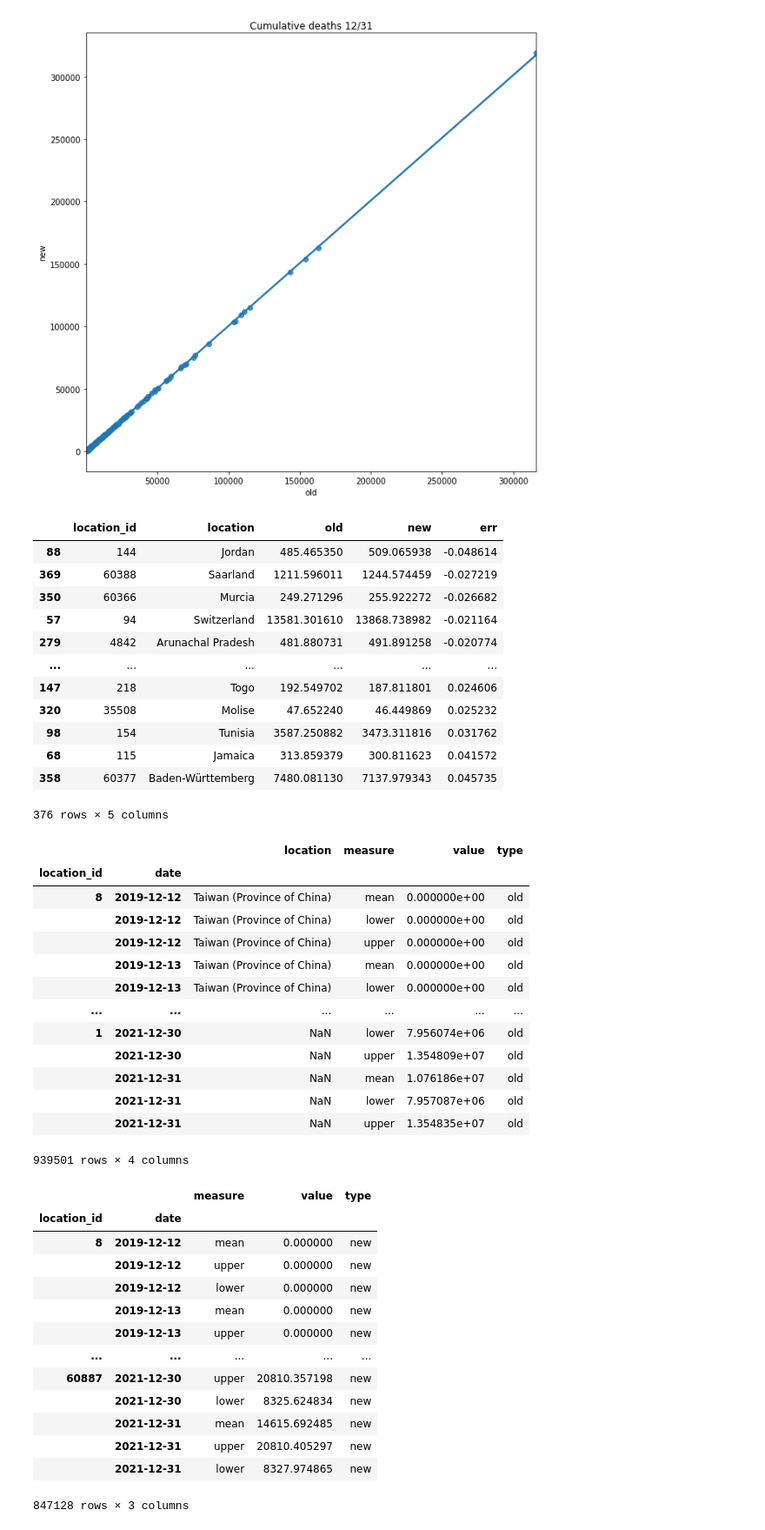
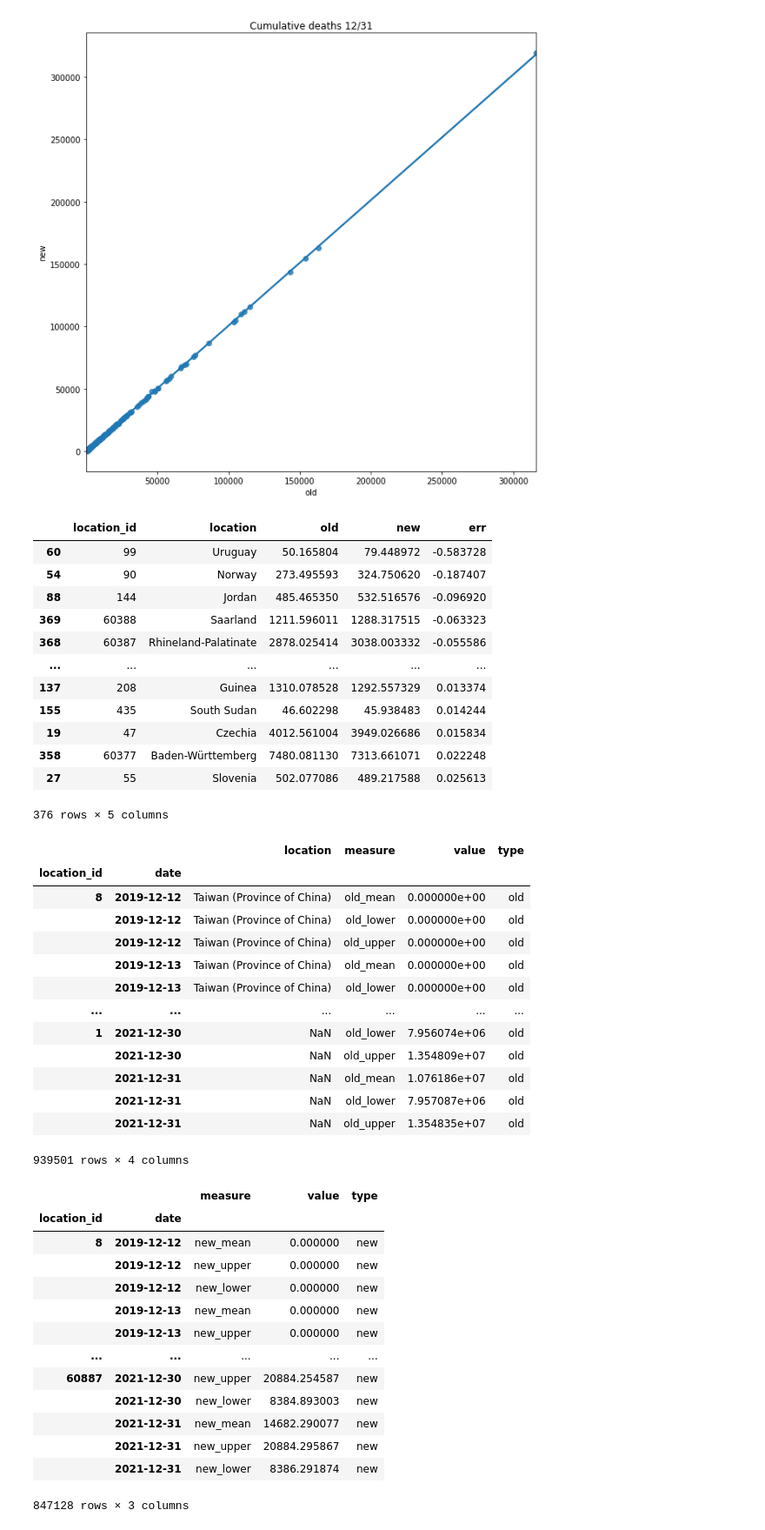
Before and after one commit to ihmeuw/covid-model-seiir-pipeline, a Jupyter notebook: src/covid_model_seiir_pipeline/forecasting/forecast_integration.ipynb, the cells around one changed output. Shown at 87% size. Saved outputs shown, nothing was run; the diff lists cells and outputs as text; code cells hidden in the pictures.

```diff
--- a/src/covid_model_seiir_pipeline/forecasting/forecast_integration.ipynb
+++ b/src/covid_model_seiir_pipeline/forecasting/forecast_integration.ipynb
@@ -161,7 +161,7 @@ deaths_old
 | 375 | 60887 | Washington except for King, Snoho... | 2492.486320 |
 376 rows × 3 columns
 # %%
-df_new = pd.read_csv('/ihme/covid-19/seir-forecast/2020_08_29.03/worse/output_summaries/cumulative_deaths.csv')
+df_new = pd.read_csv('/ihme/covid-19/seir-forecast/2020_08_27.01/worse/output_summaries/cumulative_deaths.csv')
 df_new['date'] = pd.to_datetime(df_new['date'])
 deaths_new = df_new[df_new.date == pd.Timestamp('2020-12-31')].groupby(['location_id'])['mean'].max().rename('new').reset_index()
 deaths_new
@@ -196,23 +196,23 @@ both.to_csv('/ihme/homes/collijk/compare_deaths.csv')
 both.sort_values('err')
 # %% [output]
 |  | location_id | location | old | new | err |
-| 88 | 144 | Jordan | 485.465350 | 509.065938 | -0.048614 |
-| 369 | 60388 | Saarland | 1211.596011 | 1244.574459 | -0.027219 |
-| 350 | 60366 | Murcia | 249.271296 | 255.922272 | -0.026682 |
-| 57 | 94 | Switzerland | 13581.301610 | 13868.738982 | -0.021164 |
-| 279 | 4842 | Arunachal Pradesh | 481.880731 | 491.891258 | -0.020774 |
+| 60 | 99 | Uruguay | 50.165804 | 79.448972 | -0.583728 |
+| 54 | 90 | Norway | 273.495593 | 324.750620 | -0.187407 |
+| 88 | 144 | Jordan | 485.465350 | 532.516576 | -0.096920 |
+| 369 | 60388 | Saarland | 1211.596011 | 1288.317515 | -0.063323 |
+| 368 | 60387 | Rhineland-Palatinate | 2878.025414 | 3038.003332 | -0.055586 |
 | ... | ... | ... | ... | ... | ... |
-| 147 | 218 | Togo | 192.549702 | 187.811801 | 0.024606 |
-| 320 | 35508 | Molise | 47.652240 | 46.449869 | 0.025232 |
-| 98 | 154 | Tunisia | 3587.250882 | 3473.311816 | 0.031762 |
-| 68 | 115 | Jamaica | 313.859379 | 300.811623 | 0.041572 |
-| 358 | 60377 | Baden-Württemberg | 7480.081130 | 7137.979343 | 0.045735 |
+| 137 | 208 | Guinea | 1310.078528 | 1292.557329 | 0.013374 |
+| 155 | 435 | South Sudan | 46.602298 | 45.938483 | 0.014244 |
+| 19 | 47 | Czechia | 4012.561004 | 3949.026686 | 0.015834 |
+| 358 | 60377 | Baden-Württemberg | 7480.081130 | 7313.661071 | 0.022248 |
+| 27 | 55 | Slovenia | 502.077086 | 489.217588 | 0.025613 |
 376 rows × 5 columns
 # %%
 old_stacked = (df_old
-               .rename(columns={'deaths_mean': 'mean',
-                                'deaths_upper': 'upper',
-                                'deaths_lower': 'lower'})
+               .rename(columns={'deaths_mean': 'old_mean',
+                                'deaths_upper': 'old_upper',
+                                'deaths_lower': 'old_lower'})
                .set_index(['location', 'location_id', 'date'])
                .drop(columns='observed')
                .stack()
@@ -221,46 +221,50 @@ old_stacked.index.names = ['location', 'location_id', 'date', 'measure']
 old_stacked = old_stacked.reset_index()
 old_stacked['type'] = 'old'
 old_stacked = old_stacked.set_index(['location_id', 'date'])
+loc_map = old_stacked.reset_index(level='date', drop=True).location.drop_duplicates()
 old_stacked
 # %% [output]
 |  |  | location | measure | value | type |
 | location_id | date |  |  |  |  |
-| 8 | 2019-12-12 | Taiwan (Province of China) | mean | 0.000000e+00 | old |
-|  | 2019-12-12 | Taiwan (Province of China) | lower | 0.000000e+00 | old |
-|  | 2019-12-12 | Taiwan (Province of China) | upper | 0.000000e+00 | old |
-|  | 2019-12-13 | Taiwan (Province of China) | mean | 0.000000e+00 | old |
-|  | 2019-12-13 | Taiwan (Province of China) | lower | 0.000000e+00 | old |
+| 8 | 2019-12-12 | Taiwan (Province of China) | old_mean | 0.000000e+00 | old |
+|  | 2019-12-12 | Taiwan (Province of China) | old_lower | 0.000000e+00 | old |
+|  | 2019-12-12 | Taiwan (Province of China) | old_upper | 0.000000e+00 | old |
+|  | 2019-12-13 | Taiwan (Province of China) | old_mean | 0.000000e+00 | old |
+|  | 2019-12-13 | Taiwan (Province of China) | old_lower | 0.000000e+00 | old |
 | ... | ... | ... | ... | ... | ... |
-| 1 | 2021-12-30 | NaN | lower | 7.956074e+06 | old |
-|  | 2021-12-30 | NaN | upper | 1.354809e+07 | old |
-|  | 2021-12-31 | NaN | mean | 1.076186e+07 | old |
-|  | 2021-12-31 | NaN | lower | 7.957087e+06 | old |
-|  | 2021-12-31 | NaN | upper | 1.354835e+07 | old |
+| 1 | 2021-12-30 | NaN | old_lower | 7.956074e+06 | old |
+|  | 2021-12-30 | NaN | old_upper | 1.354809e+07 | old |
+|  | 2021-12-31 | NaN | old_mean | 1.076186e+07 | old |
+|  | 2021-12-31 | NaN | old_lower | 7.957087e+06 | old |
+|  | 2021-12-31 | NaN | old_upper | 1.354835e+07 | old |
 939501 rows × 4 columns
 # %%
 new_stacked = (df_new
+               .rename(columns={'mean': 'new_mean',
+                                'upper': 'new_upper',
+                                'lower': 'new_lower'})
                .set_index(['location_id', 'date'])
                .stack()
                .rename('value'))
 new_stacked.index.names = ['location_id', 'date', 'measure']
 new_stacked = new_stacked.reset_index()
 new_stacked['type'] = 'new'
 new_stacked = new_stacked.set_index(['location_id', 'date'])
 new_stacked
 # %% [output]
 |  |  | measure | value | type |
 | location_id | date |  |  |  |
-| 8 | 2019-12-12 | mean | 0.000000 | new |
-|  | 2019-12-12 | upper | 0.000000 | new |
-|  | 2019-12-12 | lower | 0.000000 | new |
-|  | 2019-12-13 | mean | 0.000000 | new |
-|  | 2019-12-13 | upper | 0.000000 | new |
+| 8 | 2019-12-12 | new_mean | 0.000000 | new |
+|  | 2019-12-12 | new_upper | 0.000000 | new |
+|  | 2019-12-12 | new_lower | 0.000000 | new |
+|  | 2019-12-13 | new_mean | 0.000000 | new |
+|  | 2019-12-13 | new_upper | 0.000000 | new |
 | ... | ... | ... | ... | ... |
-| 60887 | 2021-12-30 | upper | 20810.357198 | new |
-|  | 2021-12-30 | lower | 8325.624834 | new |
-|  | 2021-12-31 | mean | 14615.692485 | new |
-|  | 2021-12-31 | upper | 20810.405297 | new |
-|  | 2021-12-31 | lower | 8327.974865 | new |
+| 60887 | 2021-12-30 | new_upper | 20884.254587 | new |
+|  | 2021-12-30 | new_lower | 8384.893003 | new |
+|  | 2021-12-31 | new_mean | 14682.290077 | new |
+|  | 2021-12-31 | new_upper | 20884.295867 | new |
+|  | 2021-12-31 | new_lower | 8386.291874 | new |
 847128 rows × 3 columns
 # %%
 shared_idx = old_stacked.index.intersection(new_stacked.index)
```
Also changed, not shown: parts of 7 cells of this notebook.
